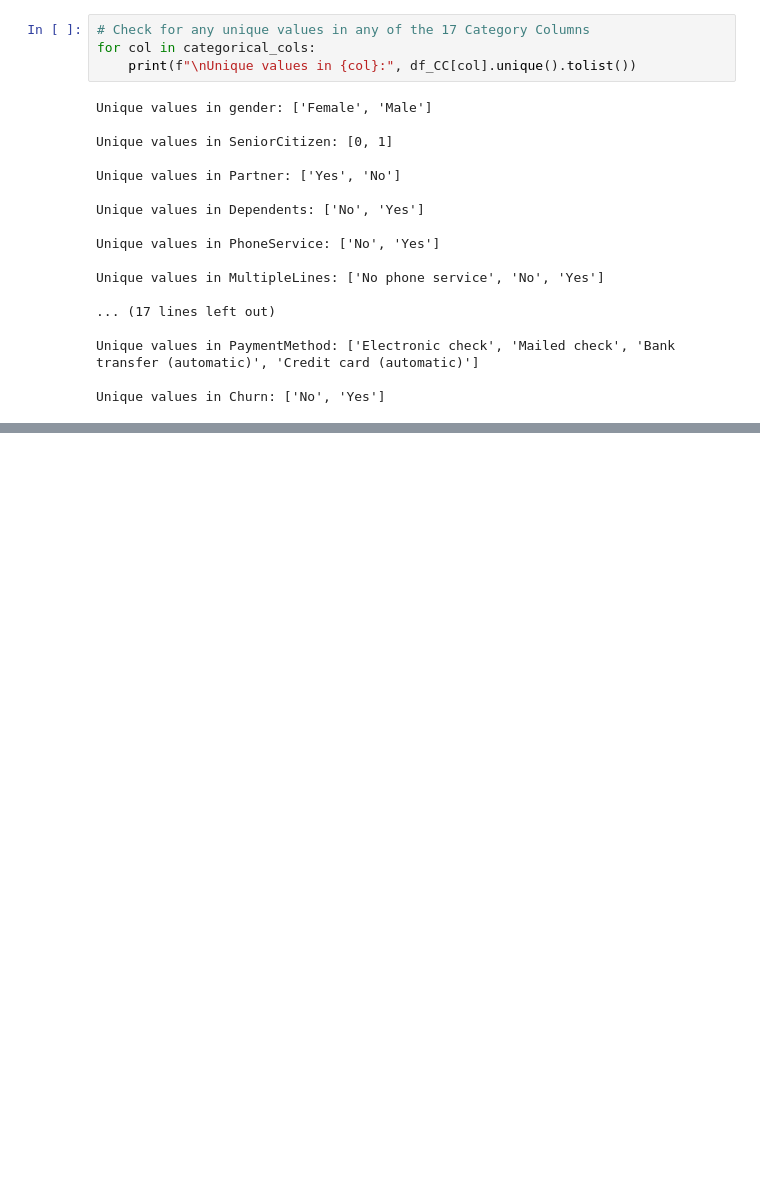
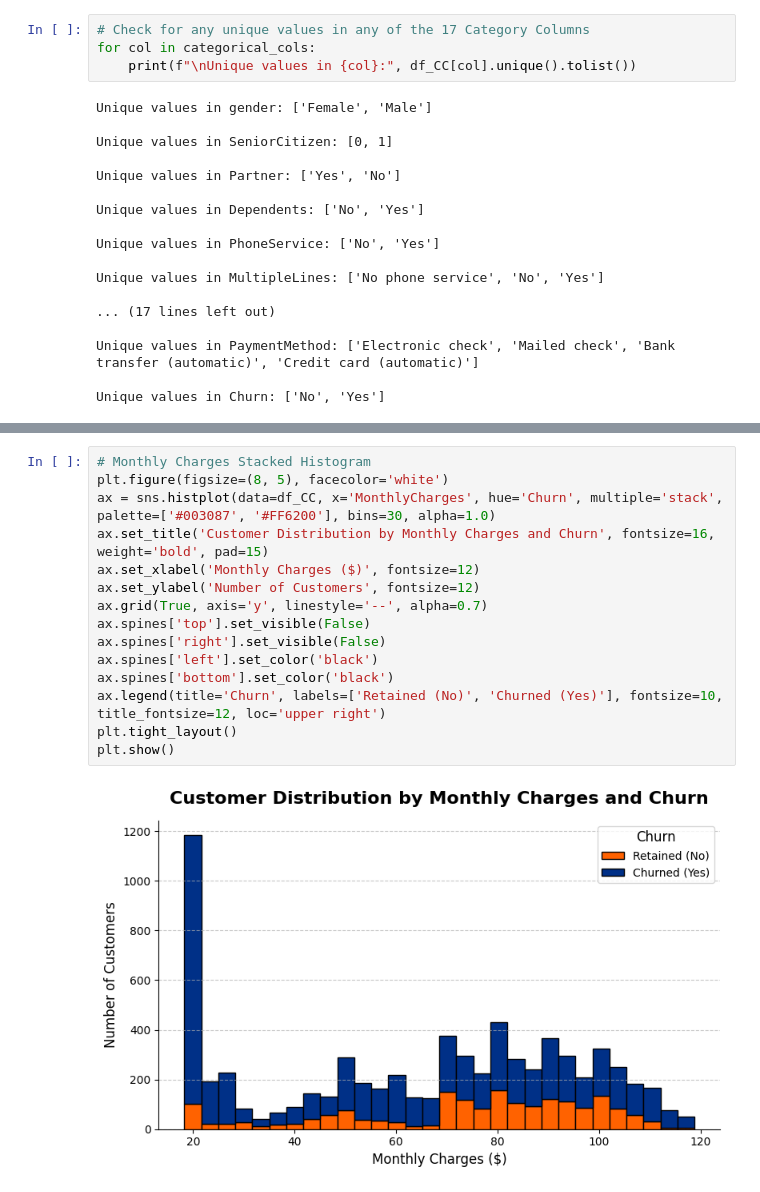
Before and after one commit to chadwich0804/Telecom-Customer-Churn-Analysis-Project, a Jupyter notebook: ChurnAnalysisProject.ipynb, the cells around one changed output, grey strips where cells are left out. Cells and saved outputs as stored; diff of their text form; blank space fills up the shorter version.

```diff
--- a/ChurnAnalysisProject.ipynb
+++ b/ChurnAnalysisProject.ipynb
@@ -196,0 +298,17 @@ Unique values in Churn: ['No', 'Yes']
+# %%
+# Monthly Charges Stacked Histogram
+plt.figure(figsize=(8, 5), facecolor='white')
+ax = sns.histplot(data=df_CC, x='MonthlyCharges', hue='Churn', multiple='stack', palette=['#003087', '#FF6200'], bins=30, alpha=1.0)
+ax.set_title('Customer Distribution by Monthly Charges and Churn', fontsize=16, weight='bold', pad=15)
+ax.set_xlabel('Monthly Charges ($)', fontsize=12)
+ax.set_ylabel('Number of Customers', fontsize=12)
+ax.grid(True, axis='y', linestyle='--', alpha=0.7)
+ax.spines['top'].set_visible(False)
+ax.spines['right'].set_visible(False)
+ax.spines['left'].set_color('black')
+ax.spines['bottom'].set_color('black')
+ax.legend(title='Churn', labels=['Retained (No)', 'Churned (Yes)'], fontsize=10, title_fontsize=12, loc='upper right')
+plt.tight_layout()
+plt.show()
+# %% [output]
+[figure, added]
```
Also changed, not shown: parts of 16 cells of this notebook, 1 other file.
